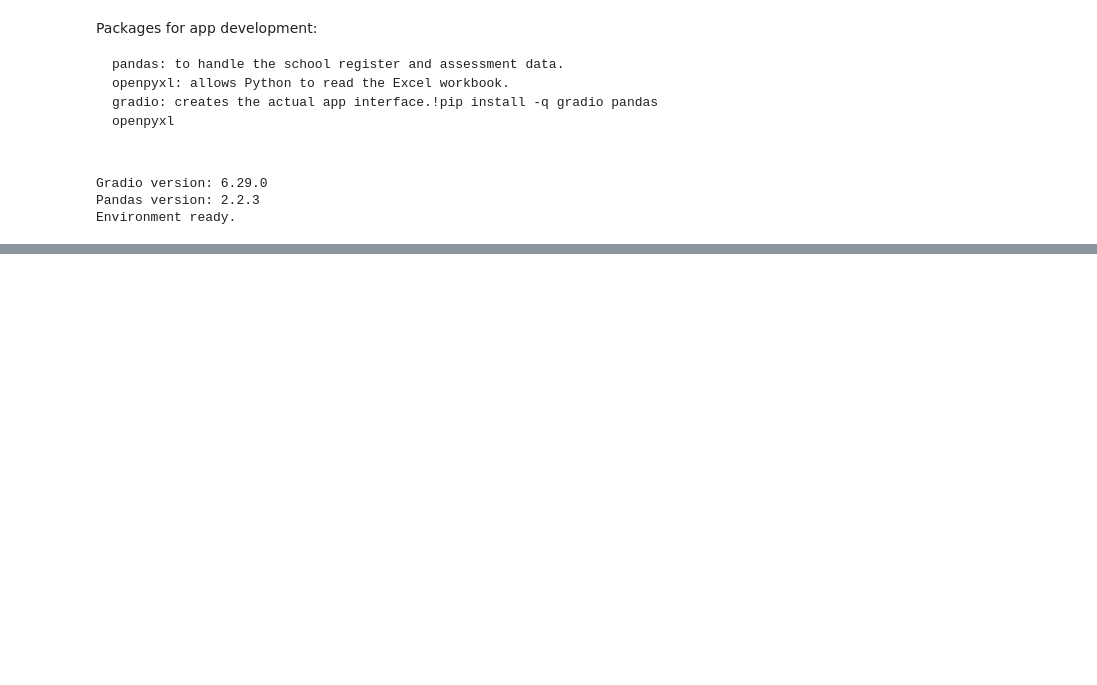
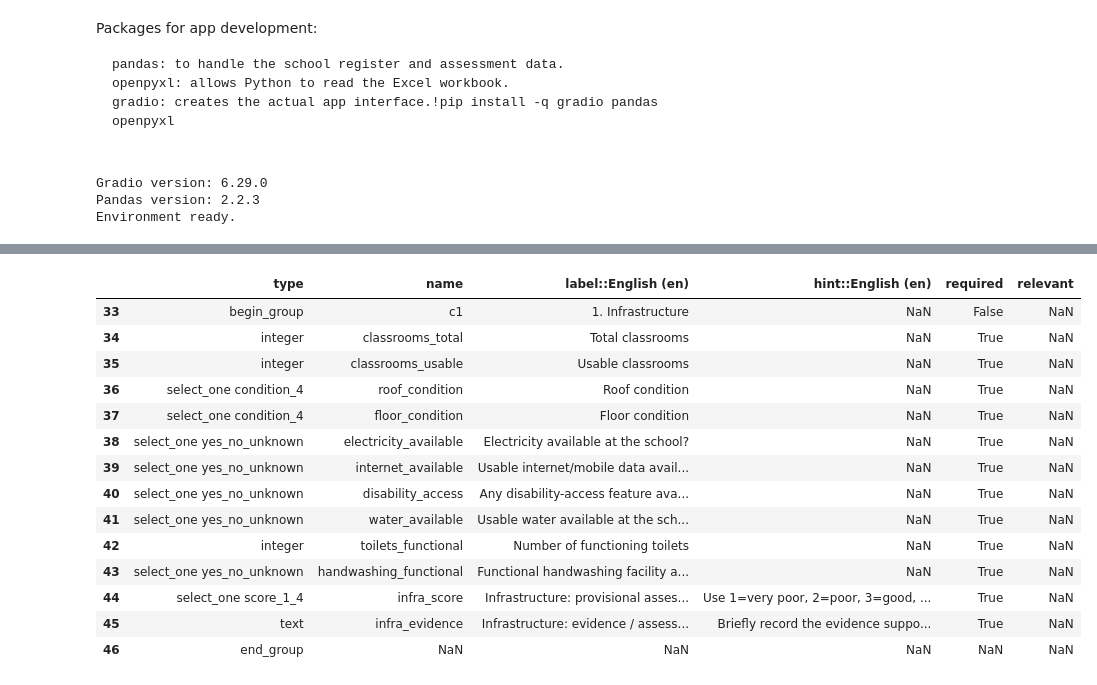
Before and after one commit to chipojaya1/sawso-education-data-system, a Jupyter notebook: DRC_School_Assessment_App_v0_1.ipynb, the cells around one changed output, grey strips where cells are left out. Drawn from its saved outputs; the diff is of its cells as text; code cells hidden in the pictures; blank space fills up the shorter version.

```diff
--- a/DRC_School_Assessment_App_v0_1.ipynb
+++ b/DRC_School_Assessment_App_v0_1.ipynb
@@ -19,0 +661,83 @@ Environment ready.
+# %%
+# 1. Find anything related to the assessor
+assessor_mask = (
+    survey_df["name"].fillna("").str.contains("assessor", case=False) |
+    survey_df["label::English (en)"].fillna("").str.contains("assessor", case=False)
+)
+
+print("ASSESSOR-RELATED ROWS")
+display(
+    survey_df.loc[
+        assessor_mask,
+        [
+            "type",
+            "name",
+            "label::English (en)",
+            "hint::English (en)",
+            "required"
+        ]
+    ]
+)
+
+# ---------------------------------------------------------
+# 2. Locate Criterion 1
+# ---------------------------------------------------------
+
+criterion1_rows = survey_df[
+    (survey_df["name"] == "c1") |
+    (
+        survey_df["type"].astype(str).str.contains("begin_group", na=False) &
+        survey_df["label::English (en)"].fillna("").str.startswith("1.")
+    )
+]
+
+print("\nCRITERION 1 START")
+display(
+    criterion1_rows[
+        [
+            "type",
+            "name",
+            "label::English (en)"
+        ]
+    ]
+)
+
+# ---------------------------------------------------------
+# 3. Show the full Criterion 1 block
+# ---------------------------------------------------------
+
+if len(criterion1_rows) > 0:
+
+    start_index = criterion1_rows.index[0]
+
+    # Find the next end_group after Criterion 1 starts
+    following_rows = survey_df.loc[start_index:]
+
+    end_candidates = following_rows[
+        following_rows["type"] == "end_group"
+    ]
+
+    if len(end_candidates) > 0:
+        end_index = end_candidates.index[0]
+    else:
+        end_index = start_index + 20
+
+    print(f"\nCRITERION 1 ROWS: {start_index} to {end_index}")
+
+    display(
+        survey_df.loc[
+            start_index:end_index,
+            [
+                "type",
+                "name",
+                "label::English (en)",
+                "hint::English (en)",
+                "required",
+                "relevant"
+            ]
+        ]
+    )
+
+else:
+    print("Criterion 1 group was not found.")
+# %% [output]
@@ -19,0 +766,15 @@ Environment ready.
+|  | type | name | label::English (en) | hint::English (en) | required | relevant |
+| 33 | begin_group | c1 | 1. Infrastructure | NaN | False | NaN |
+| 34 | integer | classrooms_total | Total classrooms | NaN | True | NaN |
+| 35 | integer | classrooms_usable | Usable classrooms | NaN | True | NaN |
+| 36 | select_one condition_4 | roof_condition | Roof condition | NaN | True | NaN |
+| 37 | select_one condition_4 | floor_condition | Floor condition | NaN | True | NaN |
+| 38 | select_one yes_no_unknown | electricity_available | Electricity available at the school? | NaN | True | NaN |
+| 39 | select_one yes_no_unknown | internet_available | Usable internet/mobile data avail... | NaN | True | NaN |
+| 40 | select_one yes_no_unknown | disability_access | Any disability-access feature ava... | NaN | True | NaN |
+| 41 | select_one yes_no_unknown | water_available | Usable water available at the sch... | NaN | True | NaN |
+| 42 | integer | toilets_functional | Number of functioning toilets | NaN | True | NaN |
+| 43 | select_one yes_no_unknown | handwashing_functional | Functional handwashing facility a... | NaN | True | NaN |
+| 44 | select_one score_1_4 | infra_score | Infrastructure: provisional asses... | Use 1=very poor, 2=poor, 3=good, ... | True | NaN |
+| 45 | text | infra_evidence | Infrastructure: evidence / assess... | Briefly record the evidence suppo... | True | NaN |
+| 46 | end_group | NaN | NaN | NaN | NaN | NaN |
```
Also changed, not shown: parts of 28 cells of this notebook.
